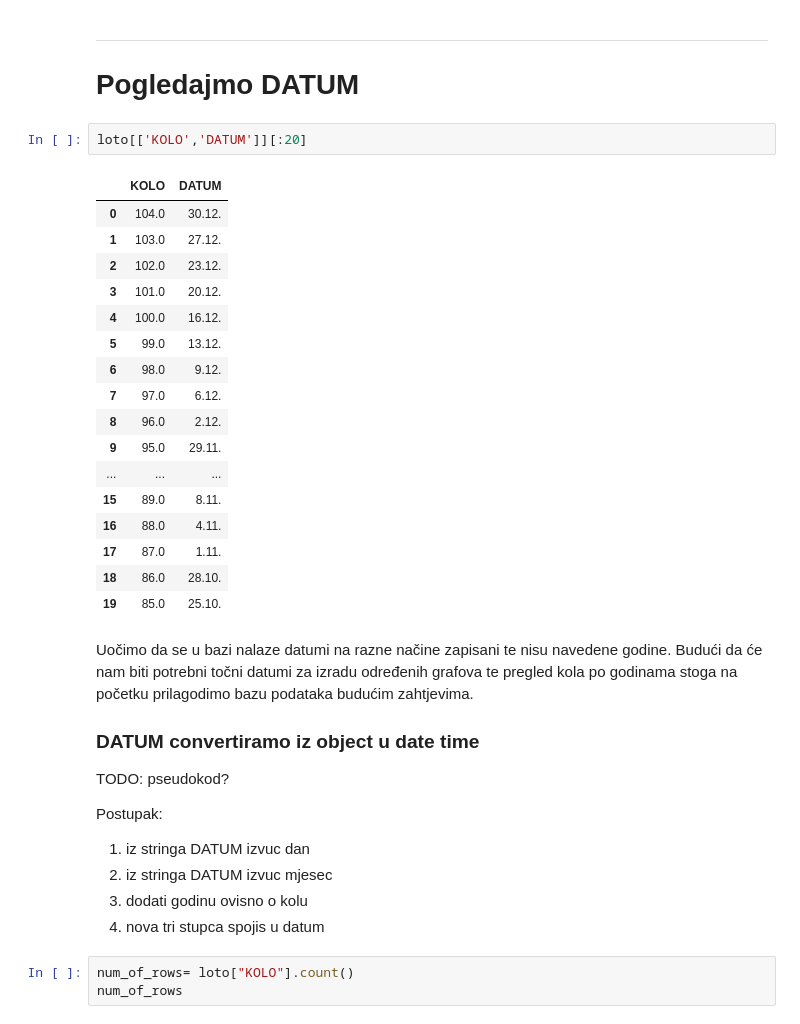
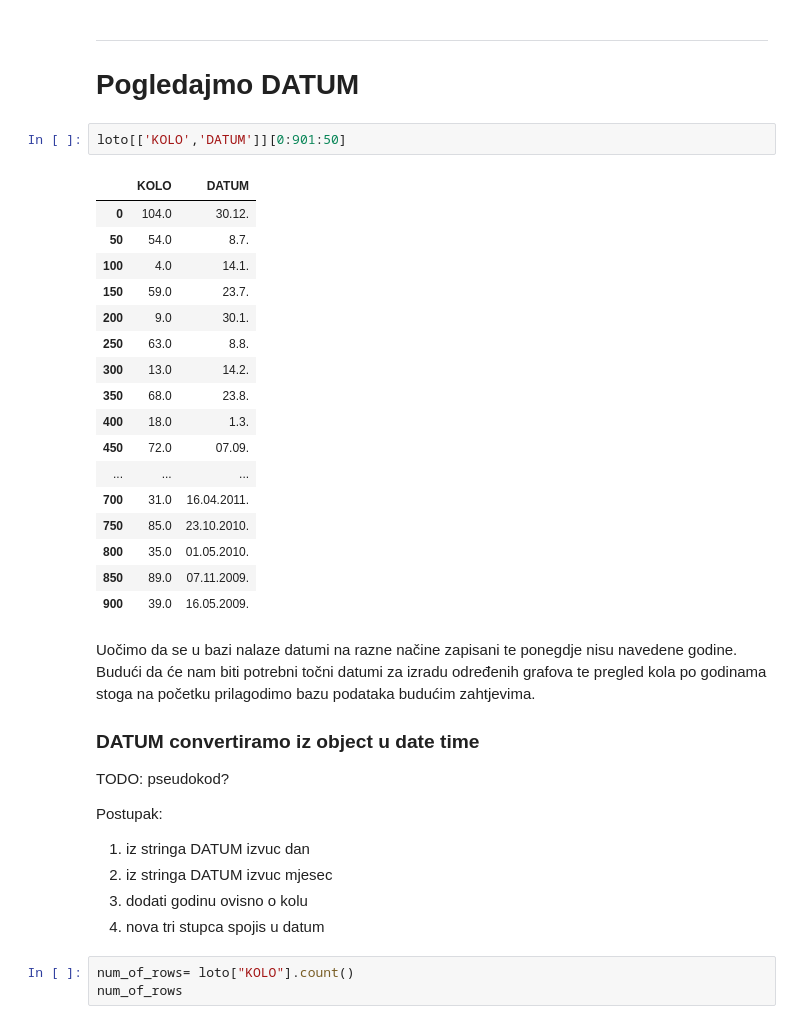
Before and after one commit to RPetra/MS-repozitorij, a Jupyter notebook: Zadaca.ipynb, the cells around one changed output. Cells and saved outputs as stored; diff of their text form.

```diff
--- a/Zadaca.ipynb
+++ b/Zadaca.ipynb
@@ -54,27 +54,27 @@ dtype: object
 --------------------
 # Pogledajmo DATUM
 # %%
-loto[['KOLO','DATUM']][:20]
+loto[['KOLO','DATUM']][0:901:50]
 # %% [output]
 |  | KOLO | DATUM |
 | 0 | 104.0 | 30.12. |
-| 1 | 103.0 | 27.12. |
-| 2 | 102.0 | 23.12. |
-| 3 | 101.0 | 20.12. |
-| 4 | 100.0 | 16.12. |
-| 5 | 99.0 | 13.12. |
-| 6 | 98.0 | 9.12. |
-| 7 | 97.0 | 6.12. |
-| 8 | 96.0 | 2.12. |
-| 9 | 95.0 | 29.11. |
+| 50 | 54.0 | 8.7. |
+| 100 | 4.0 | 14.1. |
+| 150 | 59.0 | 23.7. |
+| 200 | 9.0 | 30.1. |
+| 250 | 63.0 | 8.8. |
+| 300 | 13.0 | 14.2. |
+| 350 | 68.0 | 23.8. |
+| 400 | 18.0 | 1.3. |
+| 450 | 72.0 | 07.09. |
 | ... | ... | ... |
-| 15 | 89.0 | 8.11. |
-| 16 | 88.0 | 4.11. |
-| 17 | 87.0 | 1.11. |
-| 18 | 86.0 | 28.10. |
-| 19 | 85.0 | 25.10. |
+| 700 | 31.0 | 16.04.2011. |
+| 750 | 85.0 | 23.10.2010. |
+| 800 | 35.0 | 01.05.2010. |
+| 850 | 89.0 | 07.11.2009. |
+| 900 | 39.0 | 16.05.2009. |
 # %% [markdown]
-Uočimo da se u bazi nalaze datumi na razne načine zapisani te nisu navedene godine. Budući da će nam biti potrebni točni datumi za izradu određenih grafova te pregled kola po godinama stoga na početku prilagodimo bazu podataka budućim zahtjevima.
+Uočimo da se u bazi nalaze datumi na razne načine zapisani te ponegdje nisu navedene godine. Budući da će nam biti potrebni točni datumi za izradu određenih grafova te pregled kola po godinama stoga na početku prilagodimo bazu podataka budućim zahtjevima.
 
 ### DATUM convertiramo iz object u date time
 TODO: pseudokod?
```
Also changed, not shown: parts of 17 cells of this notebook.
